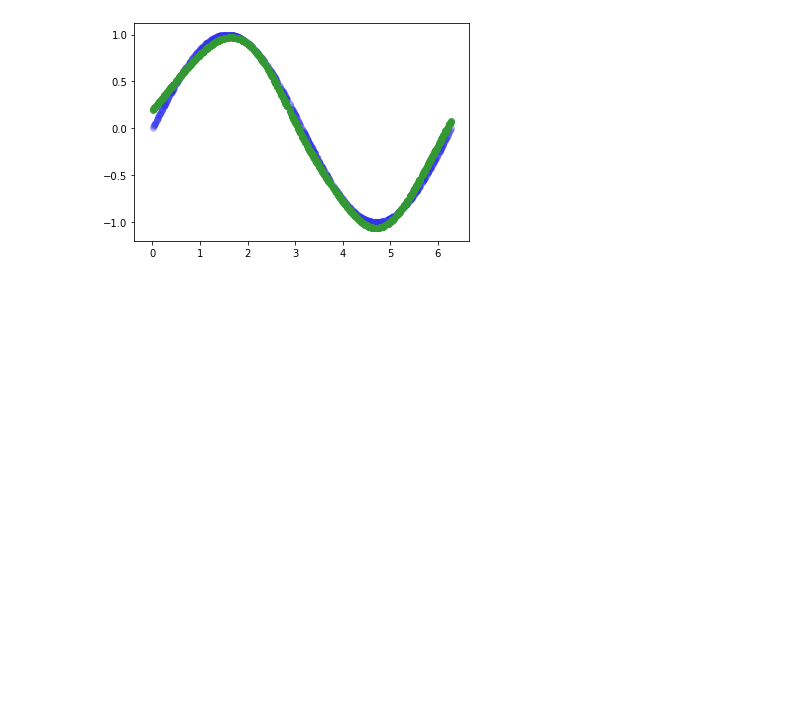
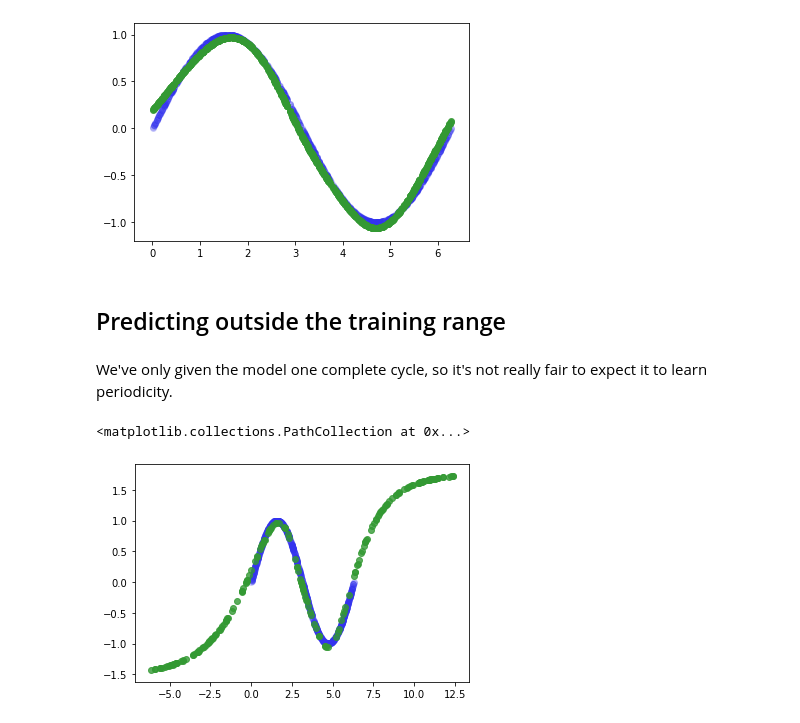
Before and after one commit to cbare/notes-on-deep-learning, a Jupyter notebook: notebooks/05 - Fitting a Sine Wave.ipynb, the cells around one changed output. Saved outputs shown, nothing was run; the diff lists cells and outputs as text; code cells hidden in the pictures; blank space fills up the shorter version.

```diff
--- a/notebooks/05 - neural net sine wave.ipynb
+++ b/notebooks/05 - Fitting a Sine Wave.ipynb
@@ -151,3 +151,15 @@ plt.scatter(xs, model.predict(xs), color='#339933cc')
 # %% [output]
 <matplotlib.collections.PathCollection at 0x...>
 [figure]
+# %% [markdown]
+## Predicting outside the training range
+# %% [markdown]
+We've only given the model one complete cycle, so it's not really fair to expect it to learn periodicity.
+# %%
+new_xs = np.random.uniform(-2*pi, 4*pi, 200)
+# %%
+plt.scatter(xs, ys, color='#3333EE30')
+plt.scatter(new_xs, model.predict(new_xs), color='#339933cc')
+# %% [output]
+<matplotlib.collections.PathCollection at 0x...>
+[figure, added]
```
